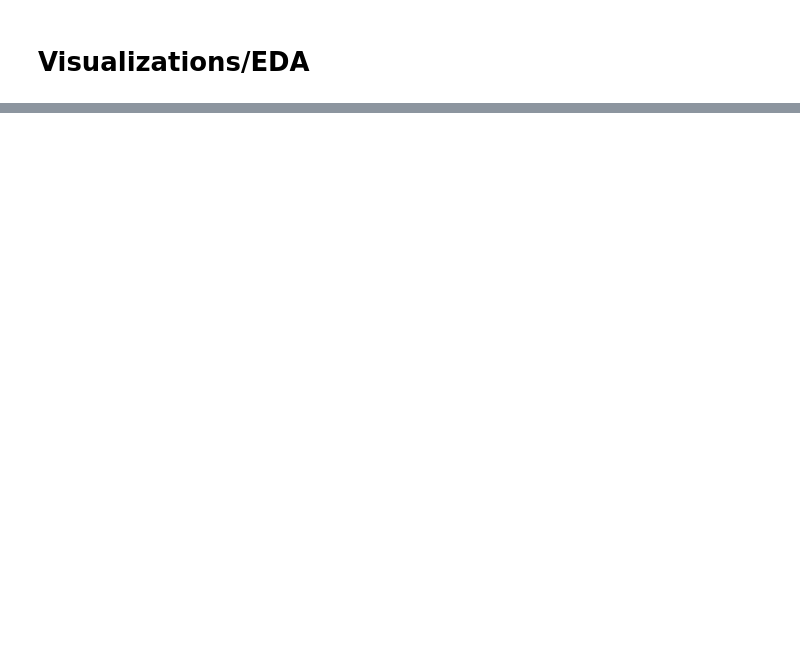
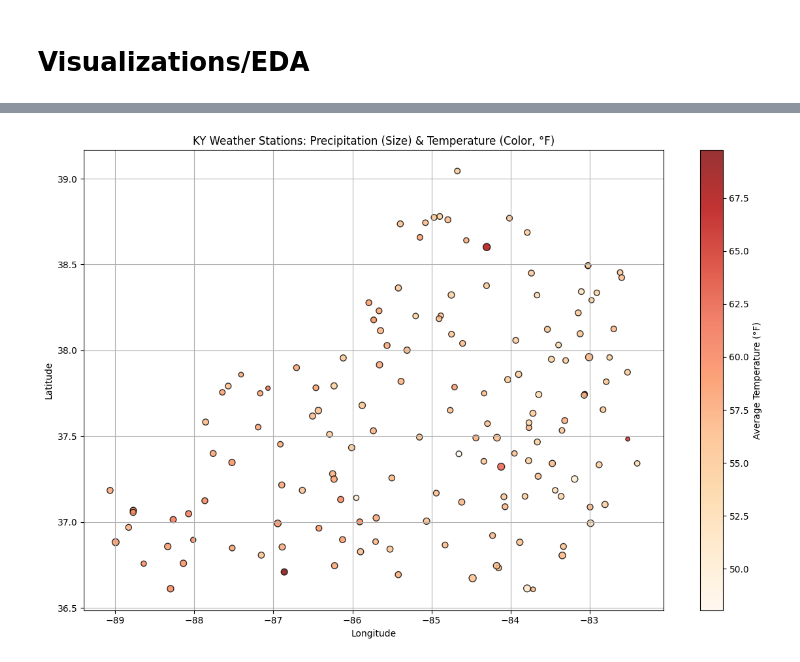
Before and after one commit to shawnericksen/Kentucky-Disaster-Road-Damages, a Jupyter notebook: main.ipynb, the cells around one changed output, grey strips where cells are left out. Saved outputs shown, nothing was run; the diff lists cells and outputs as text; code cells hidden in the pictures; blank space fills up the shorter version.

```diff
--- a/main.ipynb
+++ b/main.ipynb
@@ -1003,5 +1076,5 @@ SyntaxError: invalid syntax. Maybe you meant '==' or ':=' instead of '='? (39182
 # %%
-prcp_df = pd.read_csv("sample_data/ky_prec_with_gps.csv")
+prcp_df = pd.read_csv("data/ky_prec_with_gps.csv")
 prcp_df['PRCP'] = pd.to_numeric(prcp_df['PRCP'], errors='coerce')
 prcp_df = prcp_df.dropna(subset=['LATITUDE', 'LONGITUDE', 'PRCP'])
 
@@ -1013,33 +1086,35 @@ prcp_scaler = MinMaxScaler()
 prcp_grouped['PRCP_scaled'] = prcp_scaler.fit_transform(prcp_grouped[['PRCP']])
 
 # Load temperature data
-temp_df = pd.read_csv("sample_data/ky_temperature.csv")
+temp_df = pd.read_csv("data/ky_temperature.csv")
 temp_df[['TMAX', 'TMIN']] = temp_df[['TMAX', 'TMIN']].apply(pd.to_numeric, errors='coerce')
 temp_df = temp_df.dropna(subset=['LATITUDE', 'LONGITUDE', 'TMAX', 'TMIN'])
 
 # Average temperature per station (still in Celsius)
 temp_df.loc[:, 'TAVG'] = (temp_df['TMAX'] + temp_df['TMIN']) / 2
 temp_grouped = temp_df.groupby(['STATION', 'LATITUDE', 'LONGITUDE']).agg({'TAVG': 'mean'}).reset_index()
 
 # Merge both datasets on station coordinates
 merged = pd.merge(prcp_grouped, temp_grouped, on=['STATION', 'LATITUDE', 'LONGITUDE'])
 
 # Plot
 plt.figure(figsize=(12, 8))
 scatter = plt.scatter(
     merged['LONGITUDE'],
     merged['LATITUDE'],
     s=merged['PRCP_scaled'] * 300 + 20,  # Dot size: precipitation
     c=merged['TAVG'],                   # Dot color: temperature
     cmap='OrRd',                        # Light to dark orange-red
     alpha=0.8,
     edgecolors='k'
 )
 
 plt.colorbar(scatter, label='Average Temperature (°F)')
 plt.title("KY Weather Stations: Precipitation (Size) & Temperature (Color, °F)")
 plt.xlabel("Longitude")
 plt.ylabel("Latitude")
 plt.grid(True)
 plt.tight_layout()
 plt.show()
+# %% [output]
+[figure, added]
```
Also changed, not shown: parts of 12 cells of this notebook.
